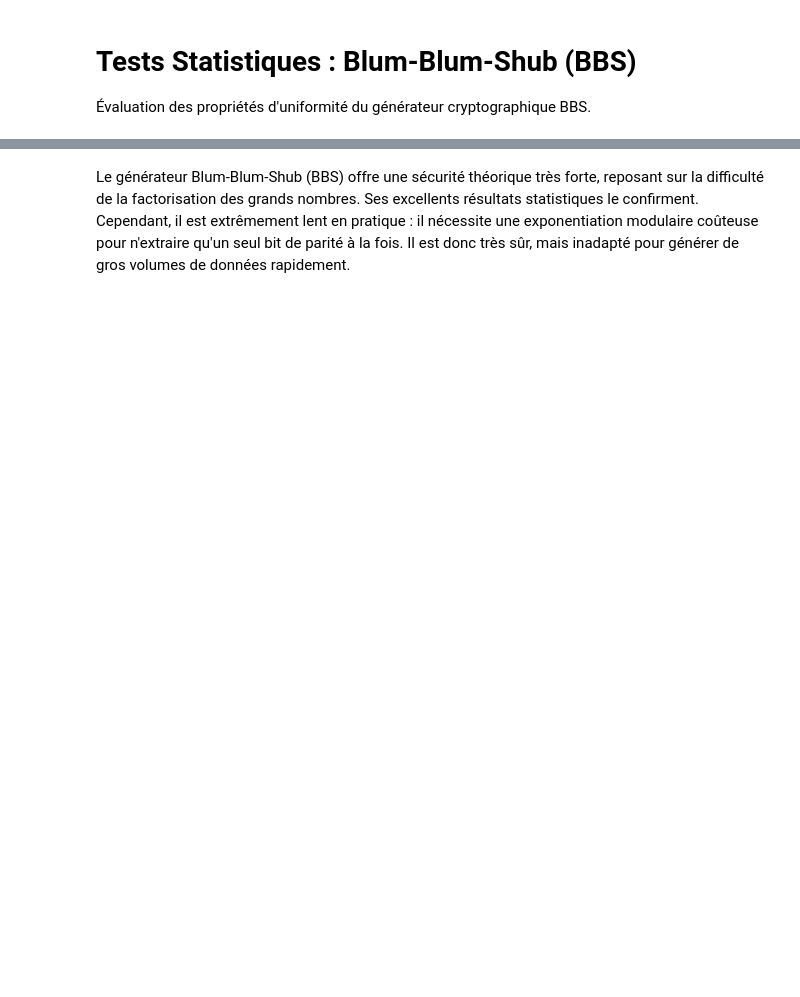
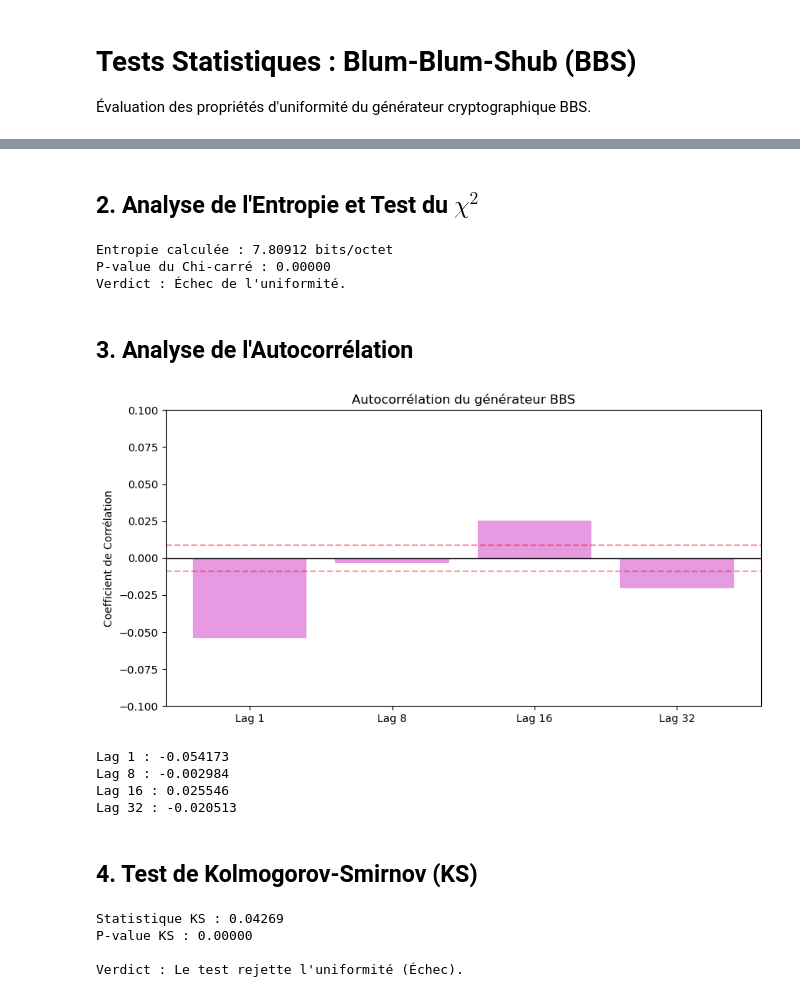
Before and after one commit to ayman-bl/Projet-GNA, a Jupyter notebook: notebooks/bbs.ipynb, the cells around one changed output, grey strips where cells are left out. Saved outputs shown, nothing was run; the diff lists cells and outputs as text; code cells hidden in the pictures; blank space fills up the shorter version.

```diff
--- a/notebooks/bbs.ipynb
+++ b/notebooks/bbs.ipynb
@@ -72,2 +52,68 @@ plt.show()
-# %% [markdown]
-Le générateur Blum-Blum-Shub (BBS) offre une sécurité théorique très forte, reposant sur la difficulté de la factorisation des grands nombres. Ses excellents résultats statistiques le confirment. Cependant, il est extrêmement lent en pratique : il nécessite une exponentiation modulaire coûteuse pour n'extraire qu'un seul bit de parité à la fois. Il est donc très sûr, mais inadapté pour générer de gros volumes de données rapidement.
+# %% [markdown]
+## 2. Analyse de l'Entropie et Test du $\chi^2$
+# %%
+_, counts = np.unique(data_bbs, return_counts=True)
+probs = counts / len(data_bbs)
+entropy_bbs = -np.sum(probs * np.log2(probs))
+
+obs, _ = np.histogram(data_bbs, bins=256, range=(0, 256))
+stat, p_val = chisquare(obs)
+
+print(f"Entropie calculée : {entropy_bbs:.5f} bits/octet")
+print(f"P-value du Chi-carré : {p_val:.5f}")
+
+if p_val > 0.05:
+    print("Verdict : Uniformité validée (p > 0.05).")
+else:
+    print("Verdict : Échec de l'uniformité.")
+# %% [output]
+Entropie calculée : 7.80912 bits/octet
+P-value du Chi-carré : 0.00000
+Verdict : Échec de l'uniformité.
+# %% [markdown]
+## 3. Analyse de l'Autocorrélation
+# %%
+def plot_autocorr_bbs(data, lags=[1, 8, 16, 32]):
+    corrs = [np.corrcoef(data[:-lag], data[lag:])[0, 1] for lag in lags]
+
+    plt.figure(figsize=(10, 5))
+    plt.bar([f"Lag {l}" for l in lags], corrs, color='orchid', alpha=0.7)
+    plt.axhline(y=0, color='black', linestyle='-', linewidth=1)
+    plt.axhline(y=1.96/np.sqrt(len(data)), color='red', linestyle='--', alpha=0.4)
+    plt.axhline(y=-1.96/np.sqrt(len(data)), color='red', linestyle='--', alpha=0.4)
+
+    plt.title("Autocorrélation du générateur BBS")
+    plt.ylabel("Coefficient de Corrélation")
+    plt.ylim(-0.1, 0.1)
+    plt.show()
+
+    for l, c in zip(lags, corrs):
+        print(f"Lag {l} : {c:.6f}")
+
+plot_autocorr_bbs(data_bbs)
+# %% [output]
+[figure, added]
+Lag 1 : -0.054173
+Lag 8 : -0.002984
+Lag 16 : 0.025546
+Lag 32 : -0.020513
+# %% [markdown]
+## 4. Test de Kolmogorov-Smirnov (KS)
+# %%
+from scipy.stats import kstest
+
+data_norm = np.array(data_bbs) / 255.0
+statistic_ks, p_value_ks = kstest(data_norm, 'uniform')
+
+print(f"Statistique KS : {statistic_ks:.5f}")
+print(f"P-value KS : {p_value_ks:.5f}")
+
+if p_value_ks > 0.05:
+    print("\nVerdict : La distribution BBS suit une loi uniforme (Succès).")
+else:
+    print("\nVerdict : Le test rejette l'uniformité (Échec).")
+# %% [output]
+Statistique KS : 0.04269
+P-value KS : 0.00000
+
+Verdict : Le test rejette l'uniformité (Échec).
```
Also changed, not shown: parts of 5 cells of this notebook, 14 other files.
